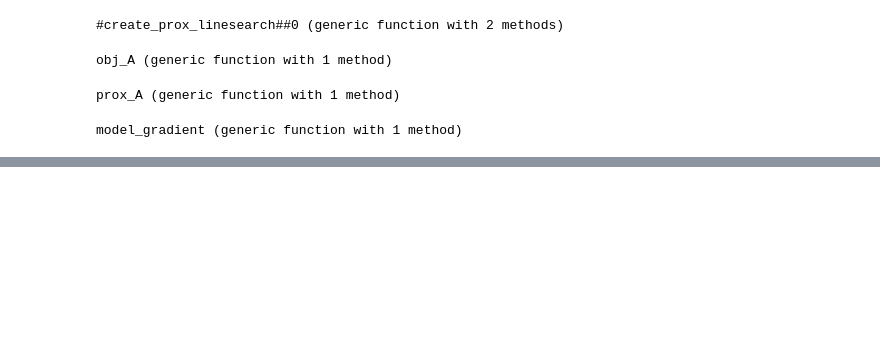
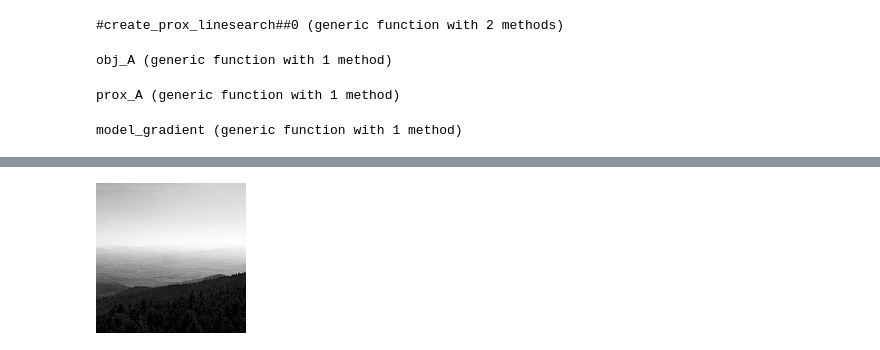
Before and after one commit to DanielBoigk/ModularEIT.jl, a Jupyter notebook: notebooks/reconstructions/006DiffusionProx.ipynb, the cells around one changed output, grey strips where cells are left out. Drawn from its saved outputs; the diff is of its cells as text; code cells hidden in the pictures; blank space fills up the shorter version.

```diff
--- a/notebooks/reconstructions/006DiffusionProx.ipynb
+++ b/notebooks/reconstructions/006DiffusionProx.ipynb
@@ -30,6 +30,7 @@ include("model/sde.jl")
 # %% [output]
 0.0
 # %%
+img = load("1096.jpg")
 itp = interpolate_array_2D(Float64.(img))
 n = 63
 grid = generate_grid(Quadrilateral, (n, n));
@@ -155,0 +192,4 @@ end
+# %%
+img
+# %% [output]
+[figure, added]
```
Also changed, not shown: parts of 6 cells of this notebook.
